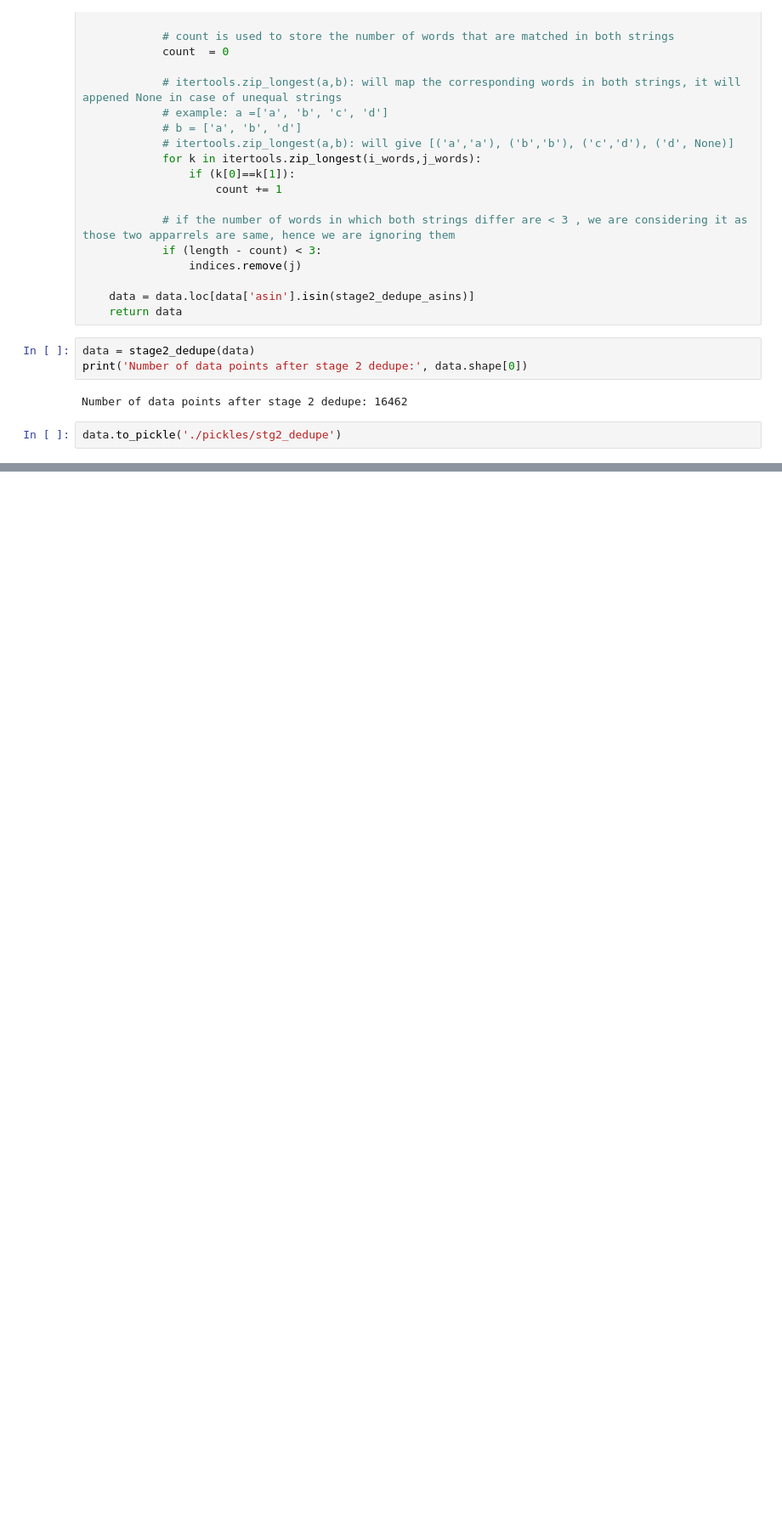
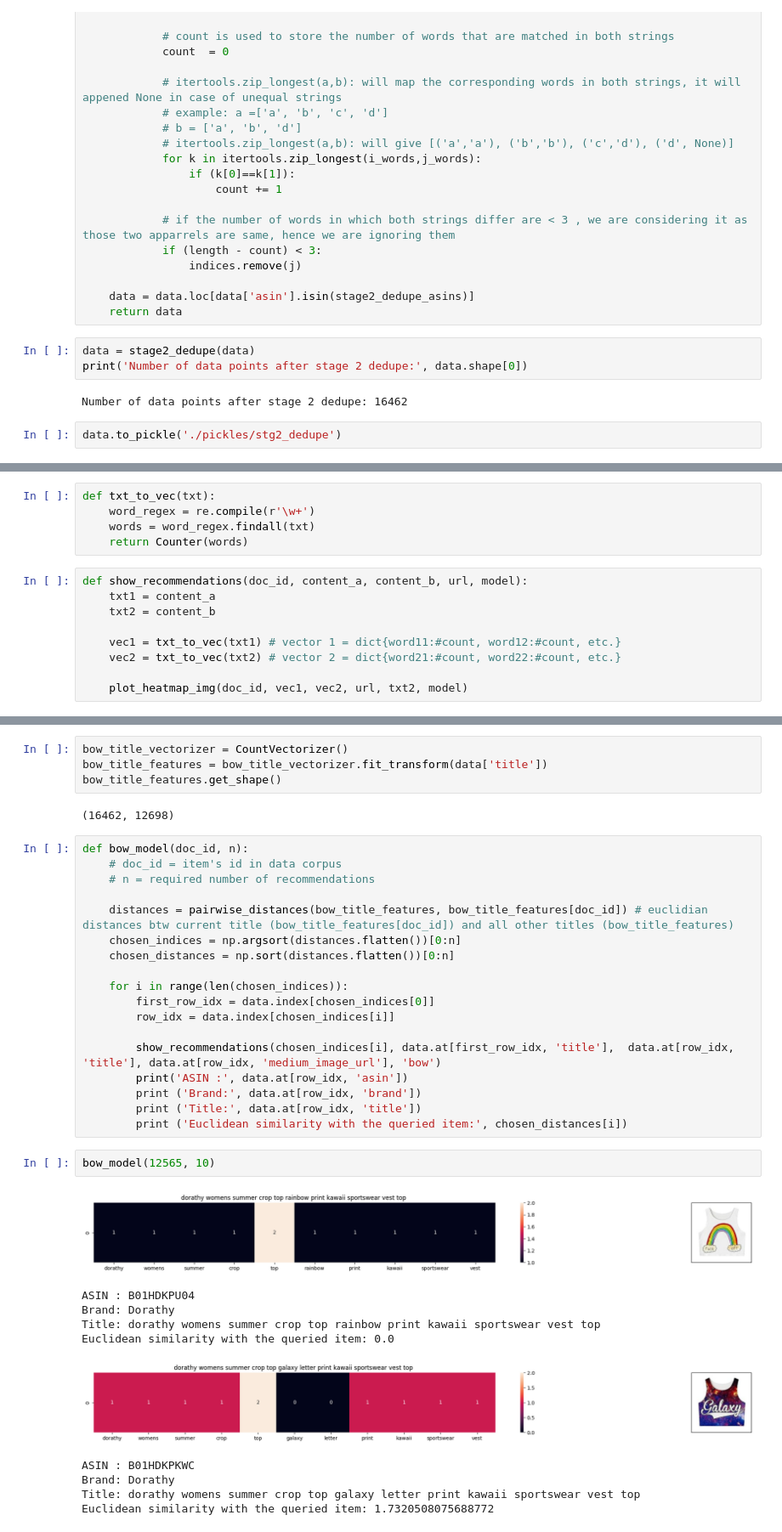
Before and after one commit to jominjose14/AI-Mafia-Machine-Learning, a Jupyter notebook: demos/nlp/rec-sys.ipynb, the cells around one changed output, grey strips where cells are left out. Shown at 85% size. Cells and saved outputs as stored; diff of their text form; blank space fills up the shorter version.

```diff
--- a/demos/nlp/rec-sys.ipynb
+++ b/demos/nlp/rec-sys.ipynb
@@ -248,0 +351,14 @@ Text Preprocessing
+# %%
+def txt_to_vec(txt):
+    word_regex = re.compile(r'\w+')
+    words = word_regex.findall(txt)
+    return Counter(words)
+# %%
+def show_recommendations(doc_id, content_a, content_b, url, model):
+    txt1 = content_a
+    txt2 = content_b
+
+    vec1 = txt_to_vec(txt1) # vector 1 = dict{word11:#count, word12:#count, etc.}
+    vec2 = txt_to_vec(txt2) # vector 2 = dict{word21:#count, word22:#count, etc.}
+
+    plot_heatmap_img(doc_id, vec1, vec2, url, txt2, model)
@@ -248,0 +367,37 @@ Text Preprocessing
+# %%
+bow_title_vectorizer = CountVectorizer()
+bow_title_features = bow_title_vectorizer.fit_transform(data['title'])
+bow_title_features.get_shape()
+# %% [output]
+(16462, 12698)
+# %%
+def bow_model(doc_id, n):
+    # doc_id = item's id in data corpus
+    # n = required number of recommendations
+
+    distances = pairwise_distances(bow_title_features, bow_title_features[doc_id]) # euclidian distances btw current title (bow_title_features[doc_id]) and all other titles (bow_title_features)
+    chosen_indices = np.argsort(distances.flatten())[0:n]
+    chosen_distances = np.sort(distances.flatten())[0:n]
+
+    for i in range(len(chosen_indices)):
+        first_row_idx = data.index[chosen_indices[0]]
+        row_idx = data.index[chosen_indices[i]]
+
+        show_recommendations(chosen_indices[i], data.at[first_row_idx, 'title'],  data.at[row_idx, 'title'], data.at[row_idx, 'medium_image_url'], 'bow')
+        print('ASIN :', data.at[row_idx, 'asin'])
+        print ('Brand:', data.at[row_idx, 'brand'])
+        print ('Title:', data.at[row_idx, 'title'])
+        print ('Euclidean similarity with the queried item:', chosen_distances[i])
+# %%
+bow_model(12565, 10)
+# %% [output]
+[figure, added]
+ASIN : B01HDKPU04
+Brand: Dorathy
+Title: dorathy womens summer crop top rainbow print kawaii sportswear vest top
+Euclidean similarity with the queried item: 0.0
+[figure, added]
+ASIN : B01HDKPKWC
+Brand: Dorathy
+Title: dorathy womens summer crop top galaxy letter print kawaii sportswear vest top
+Euclidean similarity with the queried item: 1.7320508075688772
```
Also changed, not shown: parts of 17 cells of this notebook, 2 other files.
